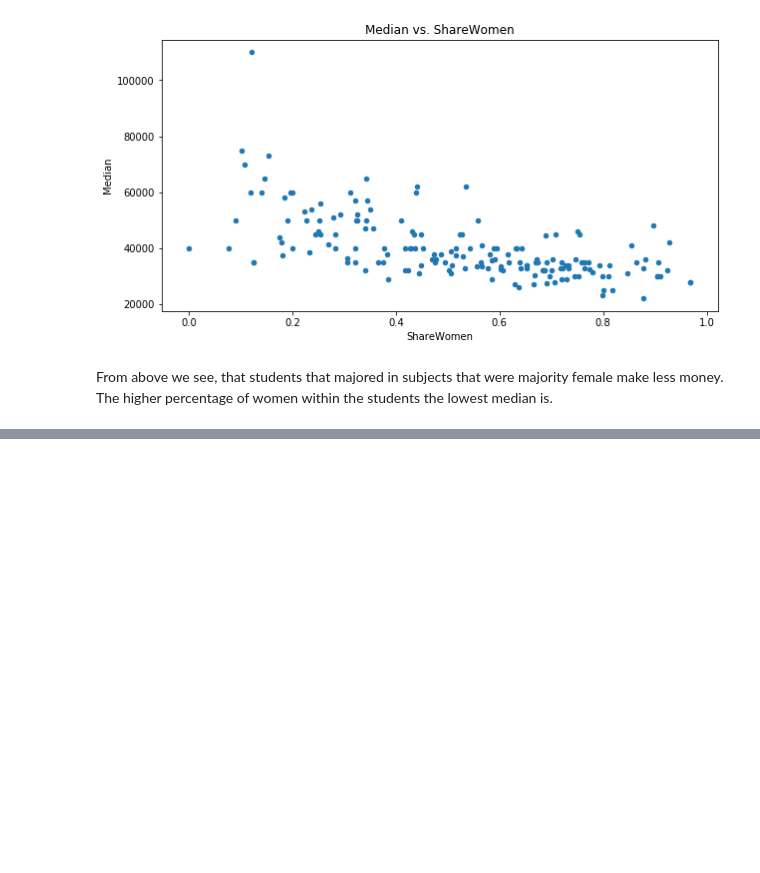
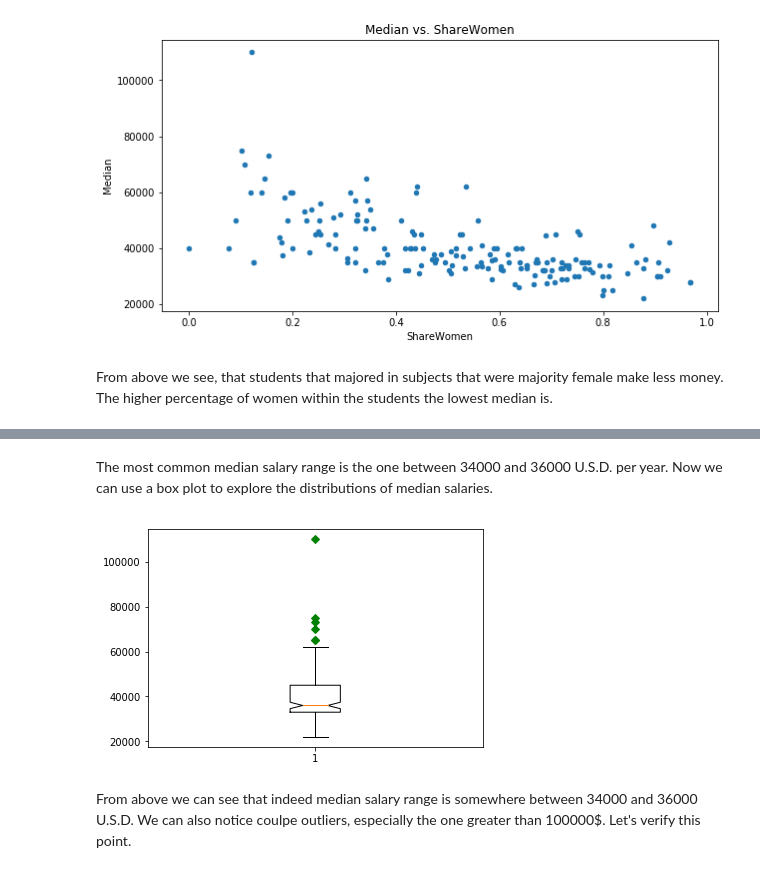
Before and after one commit to MichalRem/Data-Science-Portfolio, a Jupyter notebook: Visualizing Earnings Based On College Majors.ipynb, the cells around one changed output, grey strips where cells are left out. Saved outputs shown, nothing was run; the diff lists cells and outputs as text; code cells hidden in the pictures; blank space fills up the shorter version.

```diff
--- a/Visualizing Earnings Based On College Majors.ipynb
+++ b/Visualizing Earnings Based On College Majors.ipynb
@@ -120,0 +157,10 @@ Based There is no pattern in relationship between number of full-time employees
+# %% [markdown]
+The most common median salary range is the one between 34000 and 36000 U.S.D. per year. Now we can use a box plot to explore the distributions of median salaries.
+# %%
+plt.figure()
+plt.boxplot(recent_grads["Median"], 1, 'gD')
+plt.show()
+# %% [output]
+[figure, added]
+# %% [markdown]
+From above we can see that indeed median salary range is somewhere between 34000 and 36000 U.S.D. We can also notice coulpe outliers, especially the one greater than 100000$. Let's verify this point.
```
Also changed, not shown: parts of 22 cells of this notebook.
